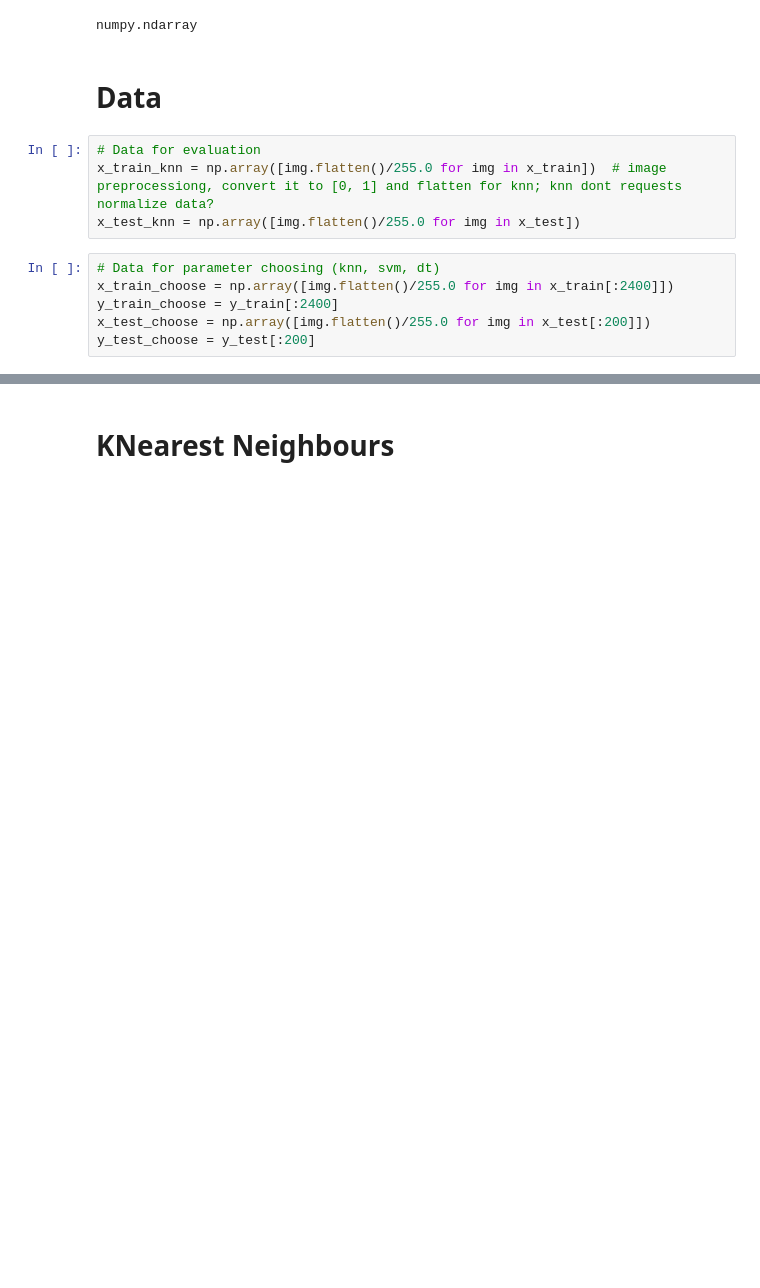
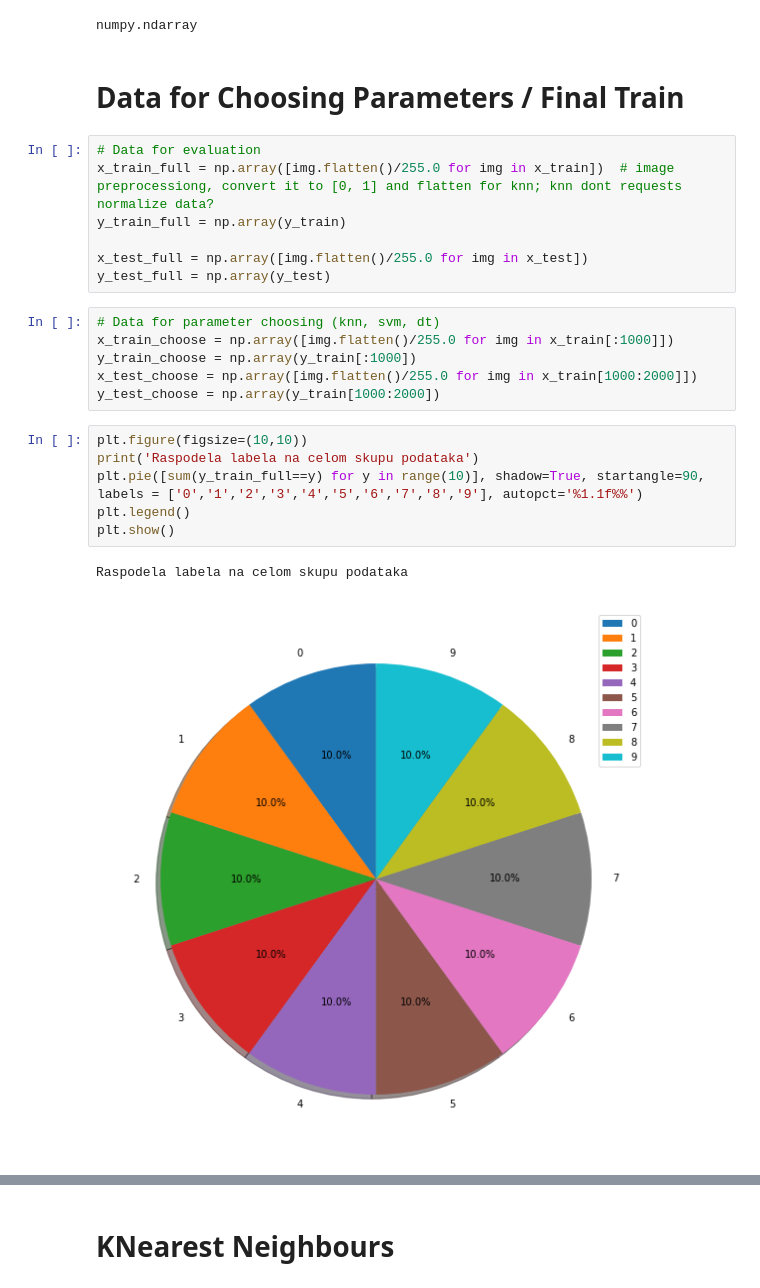
Before and after one commit to MilanCugur/DoubledMNIST, a Jupyter notebook: DoubledMNIST_Classification_Tasks.ipynb, the cells around one changed output, grey strips where cells are left out. Cells and saved outputs as stored; diff of their text form; blank space fills up the shorter version.

```diff
--- a/DoubledMNIST_Classification_Tasks.ipynb
+++ b/DoubledMNIST_Classification_Tasks.ipynb
@@ -105,15 +150,27 @@ x_train[0].shape  # check image shape
 type(x_train[0])  # check image type
 # %% [output]
 numpy.ndarray
-# %% [markdown]
-# Data
+# %% [markdown]
+# Data for Choosing Parameters / Final Train
 # %%
 # Data for evaluation
-x_train_knn = np.array([img.flatten()/255.0 for img in x_train])  # image preprocessiong, convert it to [0, 1] and flatten for knn; knn dont requests normalize data?
-x_test_knn = np.array([img.flatten()/255.0 for img in x_test])
+x_train_full = np.array([img.flatten()/255.0 for img in x_train])  # image preprocessiong, convert it to [0, 1] and flatten for knn; knn dont requests normalize data?
+y_train_full = np.array(y_train)
+
+x_test_full = np.array([img.flatten()/255.0 for img in x_test])
+y_test_full = np.array(y_test)
 # %%
 # Data for parameter choosing (knn, svm, dt)
-x_train_choose = np.array([img.flatten()/255.0 for img in x_train[:2400]])
-y_train_choose = y_train[:2400]
-x_test_choose = np.array([img.flatten()/255.0 for img in x_test[:200]])
-y_test_choose = y_test[:200]
+x_train_choose = np.array([img.flatten()/255.0 for img in x_train[:1000]])
+y_train_choose = np.array(y_train[:1000])
+x_test_choose = np.array([img.flatten()/255.0 for img in x_train[1000:2000]])
+y_test_choose = np.array(y_train[1000:2000])
+# %%
+plt.figure(figsize=(10,10))
+print('Raspodela labela na celom skupu podataka')
+plt.pie([sum(y_train_full==y) for y in range(10)], shadow=True, startangle=90, labels = ['0','1','2','3','4','5','6','7','8','9'], autopct='%1.1f%%')
+plt.legend()
+plt.show()
+# %% [output]
+Raspodela labela na celom skupu podataka
+[figure, added]
```
Also changed, not shown: parts of 73 cells of this notebook.
